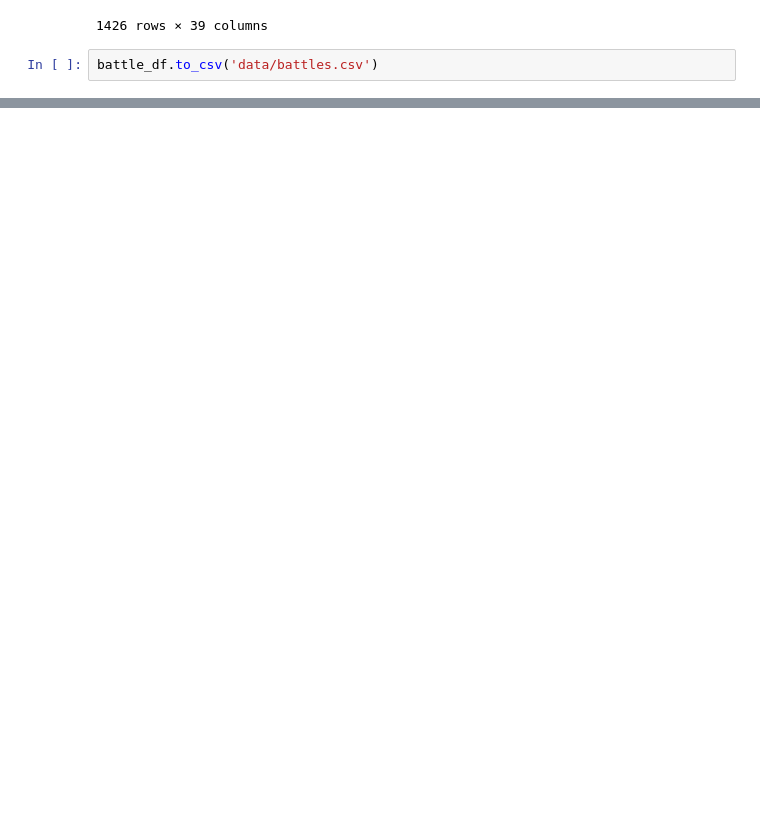
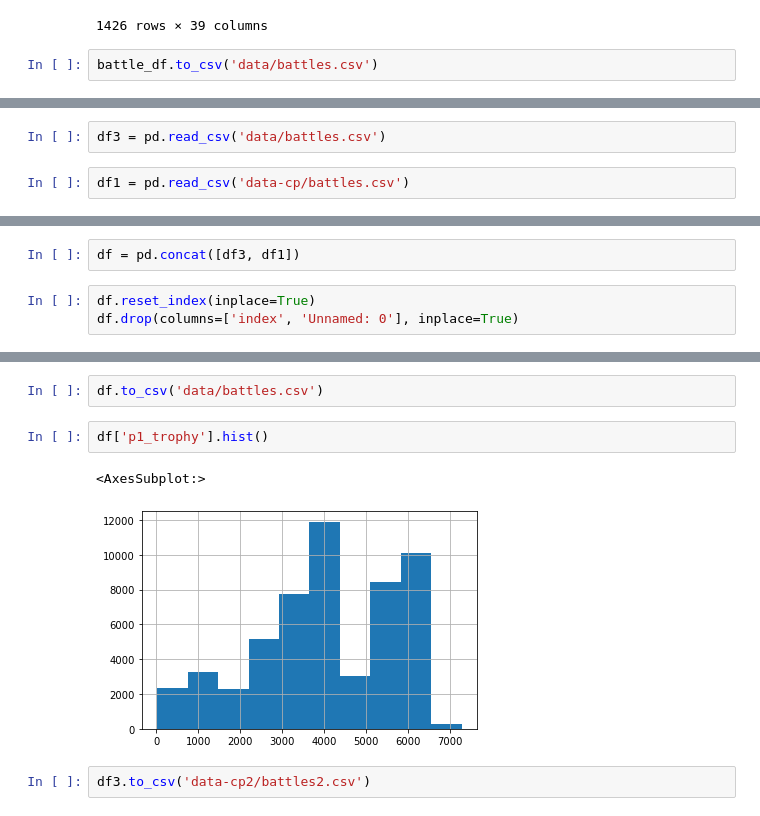
Before and after one commit to nhat-vo/clash-royale-ml, a Jupyter notebook: process_data.ipynb, the cells around one changed output, grey strips where cells are left out. Cells and saved outputs as stored; diff of their text form; blank space fills up the shorter version.

```diff
--- a/process_data.ipynb
+++ b/process_data.ipynb
@@ -220,0 +225,4 @@ battle_df.to_csv('data/battles.csv')
+# %%
+df3 = pd.read_csv('data/battles.csv')
+# %%
+df1 = pd.read_csv('data-cp/battles.csv')
@@ -220,0 +244,5 @@ battle_df.to_csv('data/battles.csv')
+# %%
+df = pd.concat([df3, df1])
+# %%
+df.reset_index(inplace=True)
+df.drop(columns=['index', 'Unnamed: 0'], inplace=True)
@@ -220,0 +262,9 @@ battle_df.to_csv('data/battles.csv')
+# %%
+df.to_csv('data/battles.csv')
+# %%
+df['p1_trophy'].hist()
+# %% [output]
+<AxesSubplot:>
+[figure, added]
+# %%
+df3.to_csv('data-cp2/battles2.csv')
```
Also changed, not shown: parts of 4 cells of this notebook, 4 other files.
